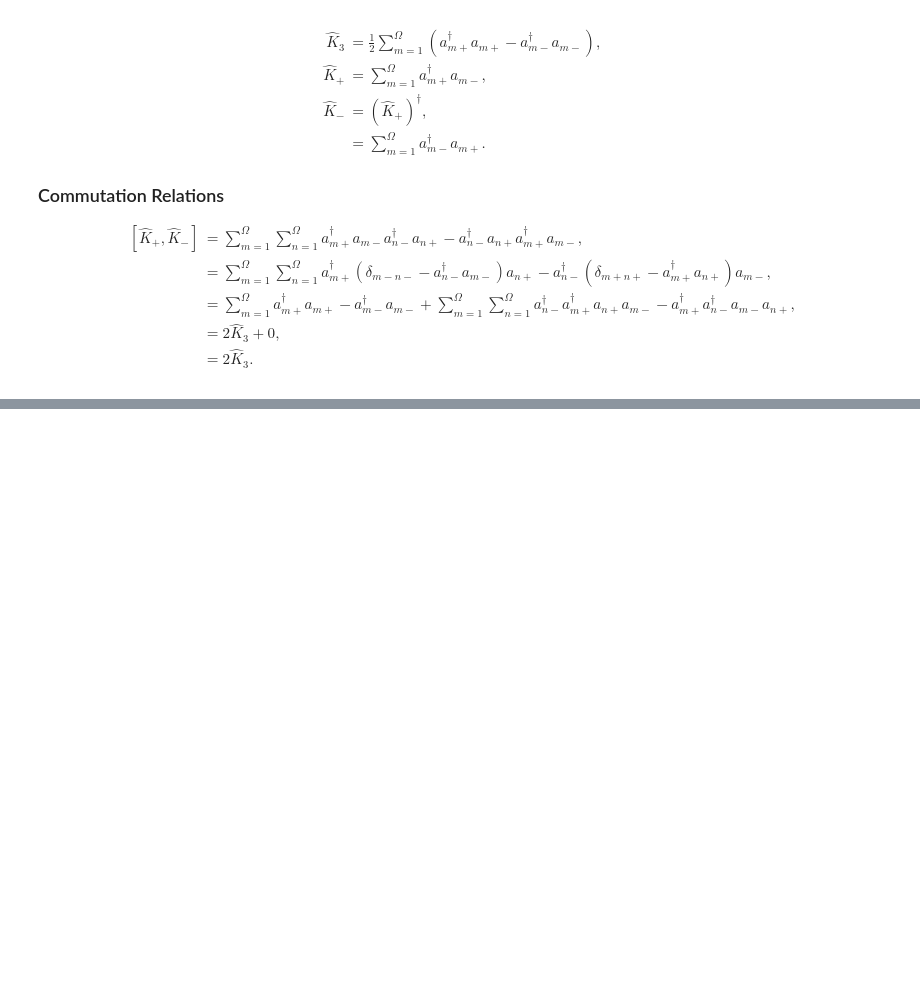
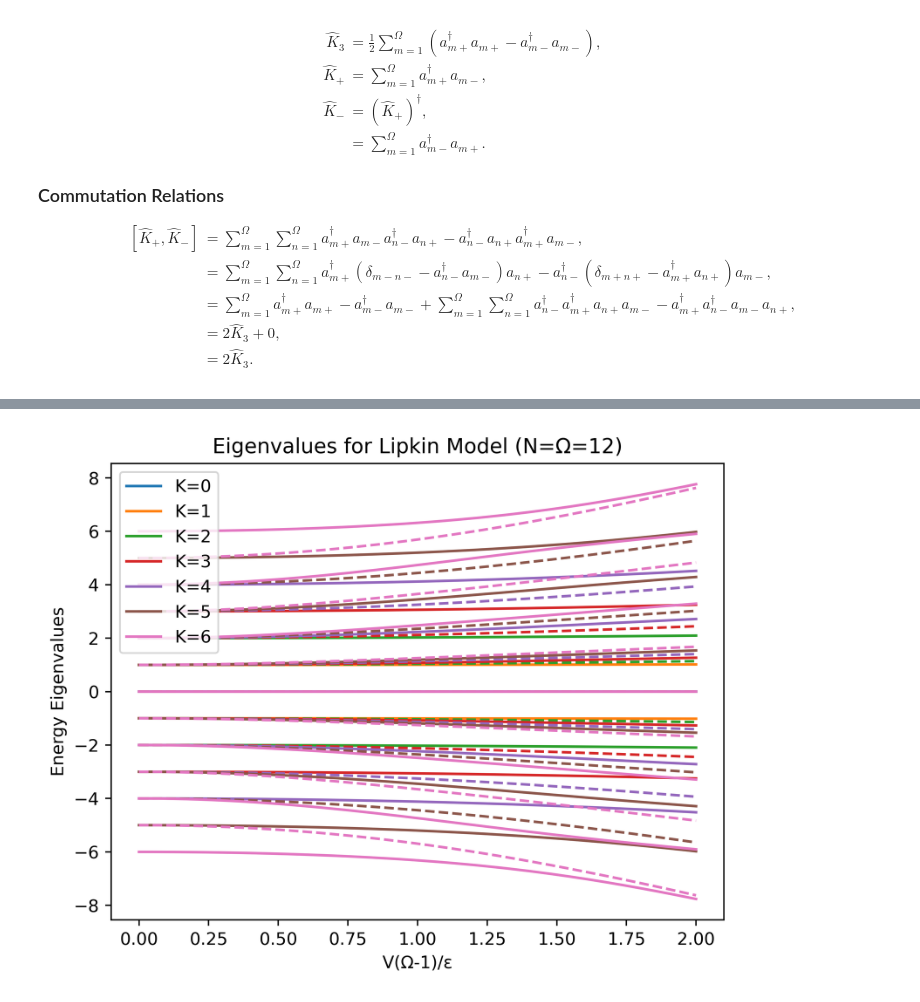
Before and after one commit to BrandonHenke/LipkinModel, a Jupyter notebook: lipkin-model.ipynb, the cells around one changed output, grey strips where cells are left out. Cells and saved outputs as stored; diff of their text form; code cells hidden in the pictures; blank space fills up the shorter version.

```diff
--- a/lipkin-model.ipynb
+++ b/lipkin-model.ipynb
@@ -100 +110,20 @@ plt.show()
+# %%
+fig = plt.figure(dpi=500)
+for m in range(len(eigs)):
+	for n in range(eigs[m].shape[1]):
+		if n % 2 == 0:
+			lsty = "-"
+		else:
+			lsty = "--"
+		if n == 0:
+			plt.plot(V*(Ω-1)/ε,eigs[m][:,n],f"C{m}"+lsty,label=f"K={m}")
+		else:
+			plt.plot(V*(Ω-1)/ε,eigs[m][:,n],f"C{m}"+lsty)
+plt.legend()
+plt.title(r"Eigenvalues for Lipkin Model (N=Ω=12)")
+plt.ylabel(r"Energy Eigenvalues")
+plt.xlabel(r"V(Ω-1)/ε")
+plt.show()
+# %% [output]
+[figure, added]
 # %%
```
Also changed, not shown: parts of 11 cells of this notebook, 4 other files.
